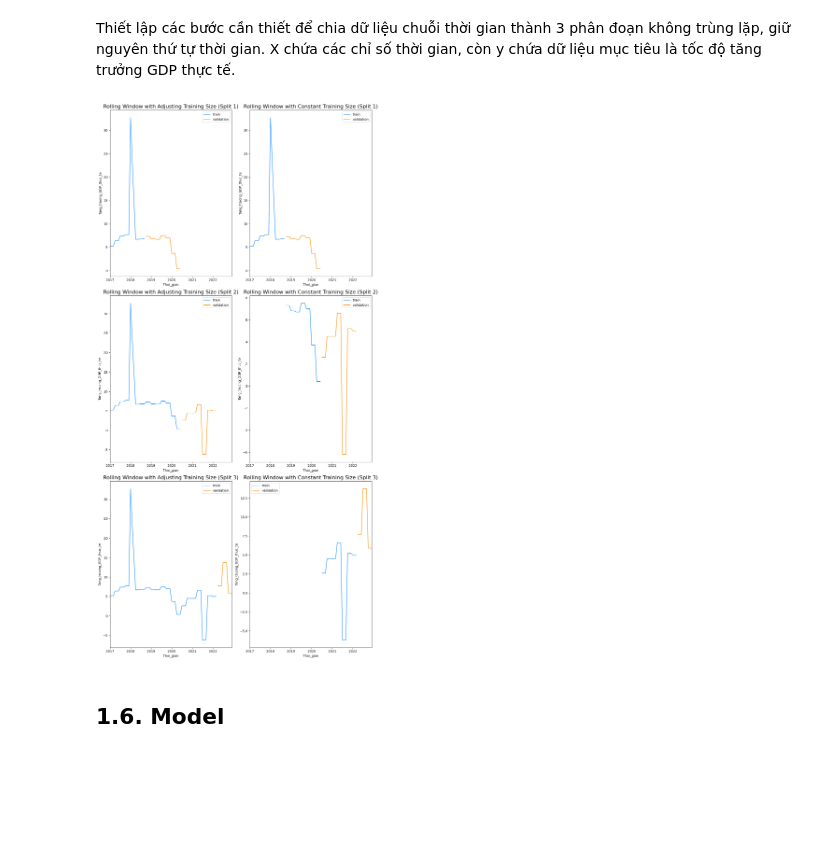
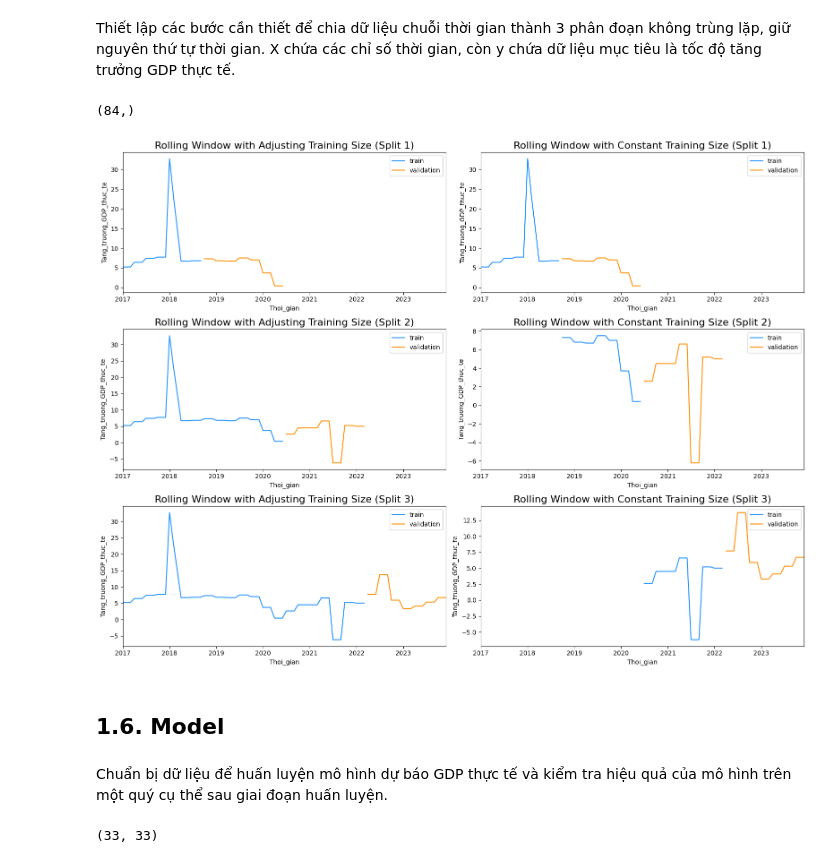
Before and after one commit to ngthtuyen9823/Viet-Nam-Macroeconomics-Analysis, a Jupyter notebook: vietnam_macro_economic_by_month copy.ipynb, the cells around one changed output. Saved outputs shown, nothing was run; the diff lists cells and outputs as text; code cells hidden in the pictures; blank space fills up the shorter version.

```diff
--- a/vietnam_macro_economic_by_month copy.ipynb
+++ b/vietnam_macro_economic_by_month copy.ipynb
@@ -492,32 +487,38 @@ X = data.index
 y = data.Tang_truong_GDP_thuc_te
 
 folds = TimeSeriesSplit(n_splits=N_SPLITS)
+# %%
+X.shape
+# %% [output]
+(84,)
 # %%
-f, ax = plt.subplots(nrows=N_SPLITS, ncols=2, figsize=(6,12))
+f, ax = plt.subplots(nrows=N_SPLITS, ncols=2, figsize=(16,12))
 
 for i, (train_index, valid_index) in enumerate(folds.split(X)):
     X_train, X_valid = X[train_index], X[valid_index]
     y_train, y_valid = y[train_index], y[valid_index]
 
     sns.lineplot(x= X_train, y= y_train, ax=ax[i,0], color='dodgerblue', label='train')
     sns.lineplot(x= X_train[len(X_train) - len(X_valid):(len(X_train) - len(X_valid) + len(X_valid))],
                  y= y_train[len(X_train) - len(X_valid):(len(X_train) - len(X_valid) + len(X_valid))],
                  ax=ax[i,1], color='dodgerblue', label='train')
 
     for j in range(2):
         sns.lineplot(x= X_valid, y= y_valid, ax=ax[i, j], color='darkorange', label='validation')
     ax[i, 0].set_title(f"Rolling Window with Adjusting Training Size (Split {i+1})", fontsize=16)
     ax[i, 1].set_title(f"Rolling Window with Constant Training Size (Split {i+1})", fontsize=16)
 
 for i in range(N_SPLITS):
-    ax[i, 0].set_xlim([date(2017, 1, 1), date(2022, 12, 1)])
-    ax[i, 1].set_xlim([date(2017, 1, 1), date(2022, 12, 1)])
+    ax[i, 0].set_xlim([date(2017, 1, 1), date(2023, 12, 1)])
+    ax[i, 1].set_xlim([date(2017, 1, 1), date(2023, 12, 1)])
 plt.tight_layout()
 plt.show()
 # %% [output]
-[figure, old version]
+[figure, new version]
 # %% [markdown]
 ## 1.6. Model
+# %% [markdown]
+Chuẩn bị dữ liệu để huấn luyện mô hình dự báo GDP thực tế và kiểm tra hiệu quả của mô hình trên một quý cụ thể sau giai đoạn huấn luyện.
 # %%
 data['quarter_idx'] = (data.quarter != data.quarter.shift(1)).cumsum()
 
@@ -535,3 +536,7 @@ y_test = data[data.quarter_idx == N_SPLITS][target]
+# %%
+X_test.shape
+# %% [output]
+(33, 33)
 # %%
 X.tail()
 # %% [output]
```
Also changed, not shown: parts of 24 cells of this notebook.
